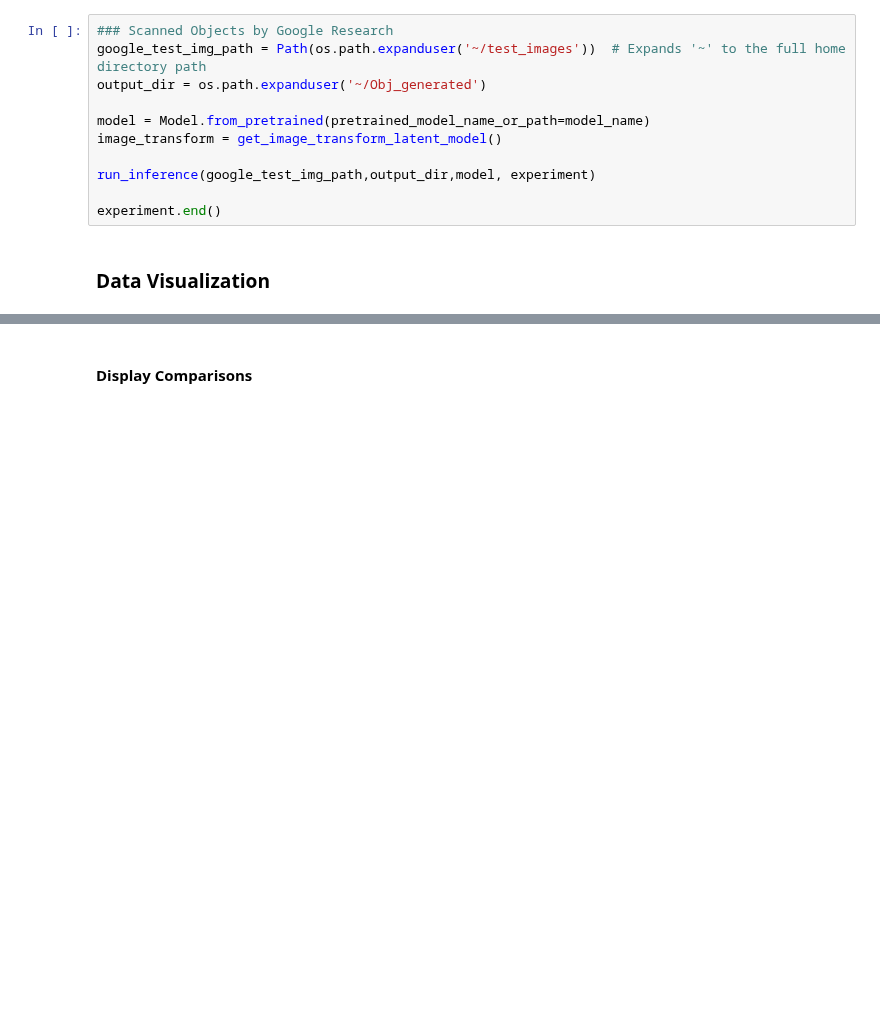
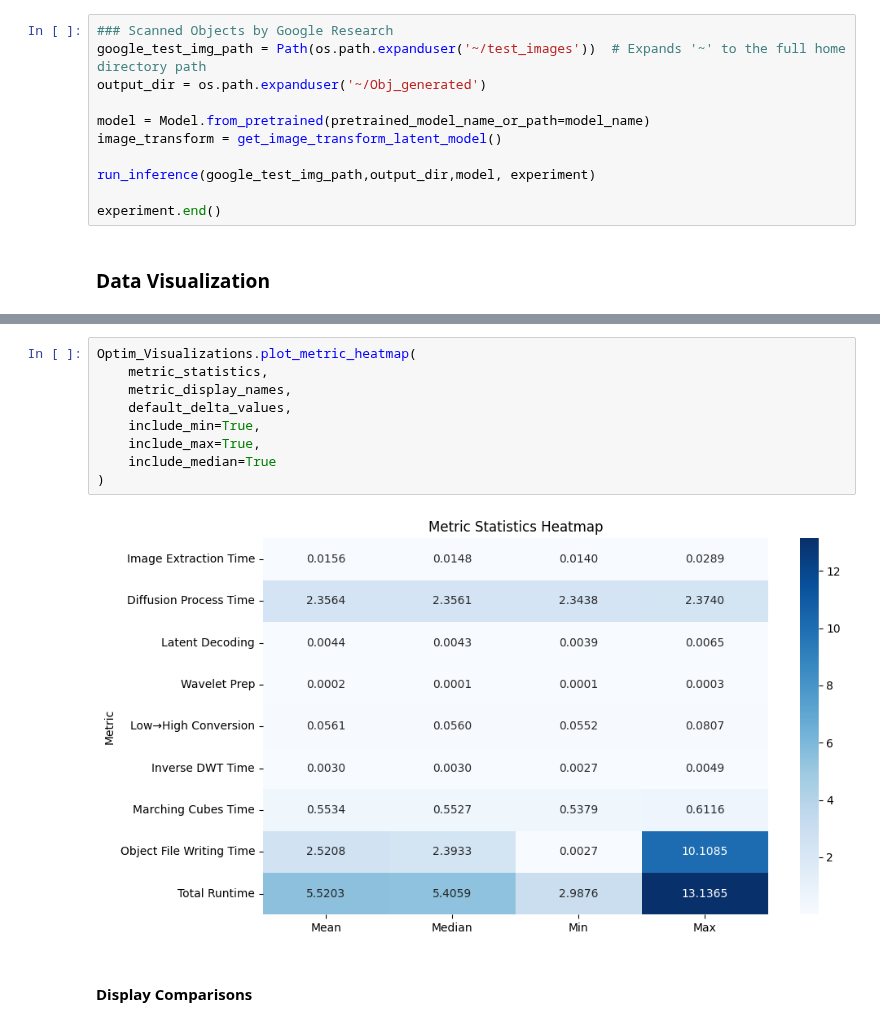
Before and after one commit to AutodeskAILab/WaLa, a Jupyter notebook: Baseline_Testing.ipynb, the cells around one changed output, grey strips where cells are left out. Drawn from its saved outputs; the diff is of its cells as text; blank space fills up the shorter version.

```diff
--- a/Baseline_Testing.ipynb
+++ b/Baseline_Testing.ipynb
@@ -725,2 +271,13 @@ plot_metric_heatmap(
+# %%
+Optim_Visualizations.plot_metric_heatmap(
+    metric_statistics,
+    metric_display_names,
+    default_delta_values,
+    include_min=True,
+    include_max=True,
+    include_median=True
+)
+# %% [output]
+[figure, added]
 # %% [markdown]
 #### Display Comparisons
```
Also changed, not shown: parts of 24 cells of this notebook, 5 other files.
